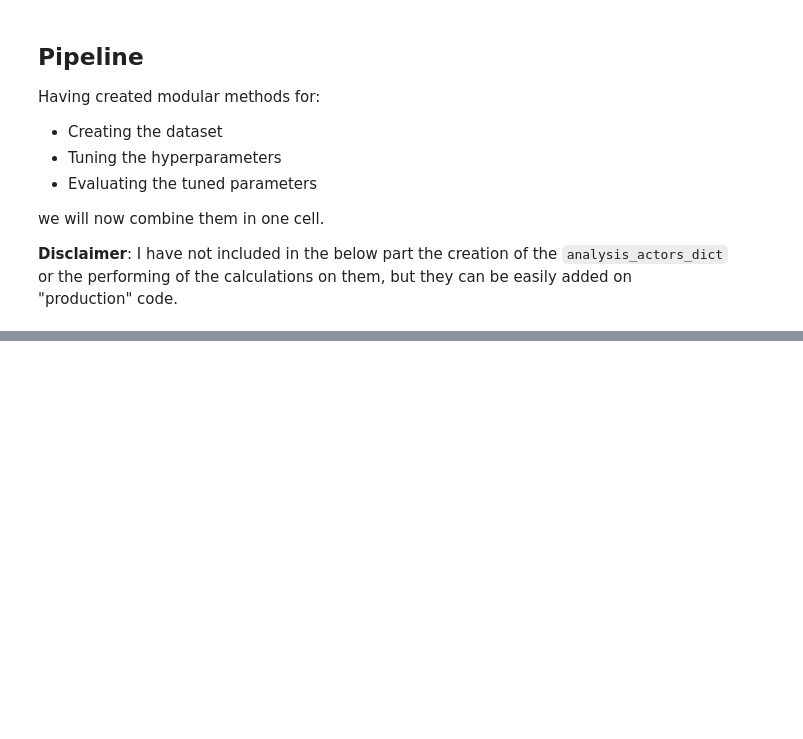
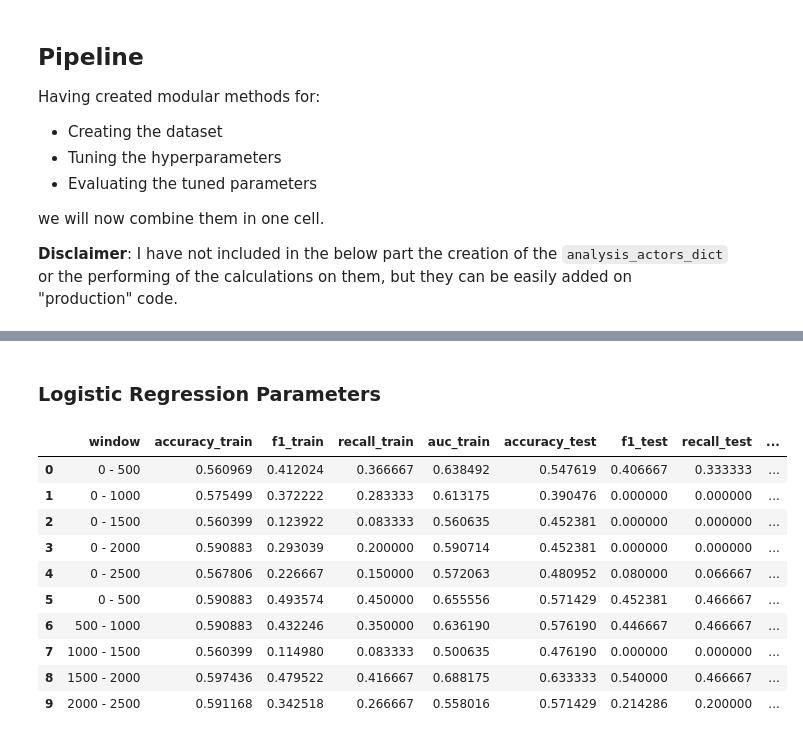
Before and after one commit to MikeXydas/MDSimsEval, a Jupyter notebook: MD_Analysis/ML_Pipeline_5HT2A.ipynb, the cells around one changed output, grey strips where cells are left out. Saved outputs shown, nothing was run; the diff lists cells and outputs as text; code cells hidden in the pictures; blank space fills up the shorter version.

Commit message:
Ran the pipeline on increasing and rolling windows of the features.

```diff
--- a/MD_Analysis/ML_Pipeline_5HT2A.ipynb
+++ b/MD_Analysis/ML_Pipeline_5HT2A.ipynb
@@ -152,9 +131,3 @@ The main problem in our task is the little number of data points. This means tha
-# %%
-# Iris dataset is used for debugging
-iris = pd.read_csv(filepath_or_buffer='../datasets/misc/iris.csv')
-
-X = np.array(iris)[:, :-1]
-y = np.array(iris)[:, -1]
 # %%
 def evaluate_params(estimator, X, y, folds=5, verbose=True):
     """
@@ -208,7 +181,6 @@ def evaluate_params(estimator, X, y, folds=5, verbose=True):
                 print(f'\t\tAUC: {auc}')
 
     def print_total_metrics(total_metrics, splits):
-        print(f'> Averaged Metrics on the {splits}-folds')
         print(f'\tAccuraccy: {total_metrics["acc"] / splits}')
         print(f'\tRecall: {total_metrics["rec"] / splits}')
         print(f'\tF1_Score: {total_metrics["f1"] / splits}')
@@ -248,7 +220,15 @@ def evaluate_params(estimator, X, y, folds=5, verbose=True):
 
         which_split += 1
 
-    print_total_metrics(total_metrics_train, which_split)
+#     print(">>> Total Metrics Train:")
+#     print_total_metrics(total_metrics_train, which_split)
+
+#     print(">>> Total Metrics Test:")
+#     print_total_metrics(total_metrics_test, which_split)
+
+    return {'train': {k: v / folds for k, v in total_metrics_train.items()},
+            'test': {k: v / folds for k, v in total_metrics_test.items()}
+           }
 # %% [markdown]
 ## Tuning
 
@@ -277,8 +257,10 @@ def tuning(estimator, parameters, scores, X, y, verbose=True):
             print("# Tuning hyper-parameters for %s" % score)
             print()
 
+        cross_val = StratifiedKFold(n_splits=5, shuffle=True)
+
         clf = GridSearchCV(
-            estimator(), parameters, scoring='%s' % score
+            estimator(), parameters, scoring='%s' % score, cv=cross_val
         )
         clf.fit(X, y)
 
@@ -362,0 +357,2 @@ for score in scores:
+# %% [markdown]
+### Logistic Regression Parameters
@@ -362,0 +367,35 @@ for score in scores:
+# %%
+# We need the Reading part of the noteboo to be executed before this cell
+# so as we have the complete analysis_actors_dict
+final_results = []
+
+window_size = 500
+window_start_stop_points = np.arange(0, 2500, window_size)
+
+# Increasing window
+for start in tqdm(window_start_stop_points, desc="Increasing Window"):
+    returned_scores = run_pipeline(analysis_actors_dict, estim, parameters, maximize="f1", start=0, stop= start + window_size)
+    final_results.append([f"0 - {start + window_size}"] + list(returned_scores['train'].values()) + list(returned_scores['test'].values()))
+
+# Rolling window
+for start in tqdm(window_start_stop_points, desc="Rolling Window"):
+    returned_scores = run_pipeline(analysis_actors_dict, estim, parameters, maximize="f1", start=start, stop= start + window_size)
+    final_results.append([f"{start} - {start + window_size}"] + list(returned_scores['train'].values()) + list(returned_scores['test'].values()))
+
+#  Create a DataFrame that summarizes the results over all the windows
+results_df = pd.DataFrame(final_results, columns=['window', 'accuracy_train', 'f1_train', 'recall_train', 'auc_train',
+                                                  'accuracy_test', 'f1_test', 'recall_test', 'auc_test'])
+
+display(results_df)
+# %% [output]
+|  | window | accuracy_train | f1_train | recall_train | auc_train | accuracy_test | f1_test | recall_test | ... |
+| 0 | 0 - 500 | 0.560969 | 0.412024 | 0.366667 | 0.638492 | 0.547619 | 0.406667 | 0.333333 | ... |
+| 1 | 0 - 1000 | 0.575499 | 0.372222 | 0.283333 | 0.613175 | 0.390476 | 0.000000 | 0.000000 | ... |
+| 2 | 0 - 1500 | 0.560399 | 0.123922 | 0.083333 | 0.560635 | 0.452381 | 0.000000 | 0.000000 | ... |
+| 3 | 0 - 2000 | 0.590883 | 0.293039 | 0.200000 | 0.590714 | 0.452381 | 0.000000 | 0.000000 | ... |
+| 4 | 0 - 2500 | 0.567806 | 0.226667 | 0.150000 | 0.572063 | 0.480952 | 0.080000 | 0.066667 | ... |
+| 5 | 0 - 500 | 0.590883 | 0.493574 | 0.450000 | 0.655556 | 0.571429 | 0.452381 | 0.466667 | ... |
+| 6 | 500 - 1000 | 0.590883 | 0.432246 | 0.350000 | 0.636190 | 0.576190 | 0.446667 | 0.466667 | ... |
+| 7 | 1000 - 1500 | 0.560399 | 0.114980 | 0.083333 | 0.500635 | 0.476190 | 0.000000 | 0.000000 | ... |
+| 8 | 1500 - 2000 | 0.597436 | 0.479522 | 0.416667 | 0.688175 | 0.633333 | 0.540000 | 0.466667 | ... |
+| 9 | 2000 - 2500 | 0.591168 | 0.342518 | 0.266667 | 0.558016 | 0.571429 | 0.214286 | 0.200000 | ... |
```
Also changed, not shown: parts of 5 cells of this notebook.
